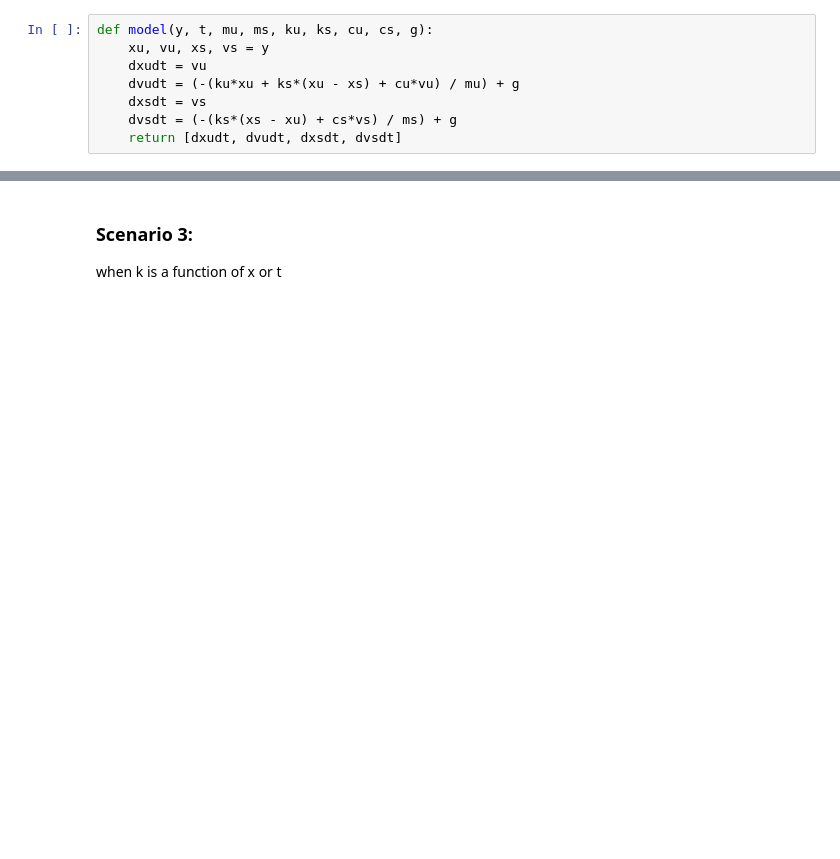
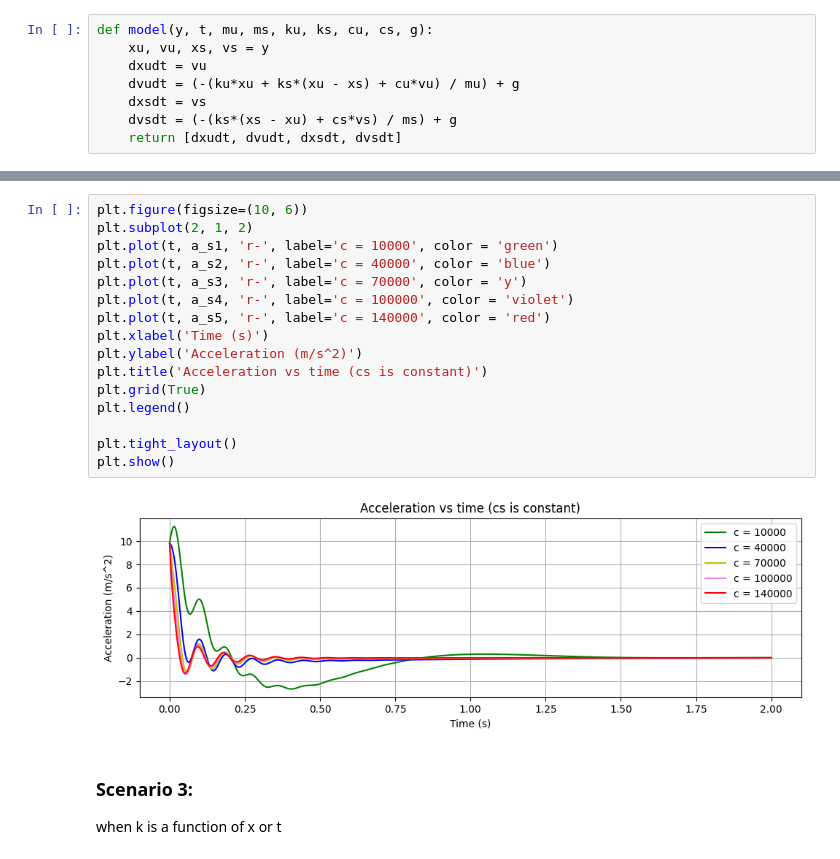
Before and after one commit to Parth9001/kdom, a Jupyter notebook: assignment.ipynb, the cells around one changed output, grey strips where cells are left out. Cells and saved outputs as stored; diff of their text form; blank space fills up the shorter version.

```diff
--- a/assignment.ipynb
+++ b/assignment.ipynb
@@ -120,3 +228,21 @@ plt.show()
+# %%
+plt.figure(figsize=(10, 6))
+plt.subplot(2, 1, 2)
+plt.plot(t, a_s1, 'r-', label='c = 10000', color = 'green')
+plt.plot(t, a_s2, 'r-', label='c = 40000', color = 'blue')
+plt.plot(t, a_s3, 'r-', label='c = 70000', color = 'y')
+plt.plot(t, a_s4, 'r-', label='c = 100000', color = 'violet')
+plt.plot(t, a_s5, 'r-', label='c = 140000', color = 'red')
+plt.xlabel('Time (s)')
+plt.ylabel('Acceleration (m/s^2)')
+plt.title('Acceleration vs time (cs is constant)')
+plt.grid(True)
+plt.legend()
+
+plt.tight_layout()
+plt.show()
+# %% [output]
+[figure, added]
 # %% [markdown]
 ### Scenario 3:
 when k is a function of x or t
```
Also changed, not shown: parts of 8 cells of this notebook.
